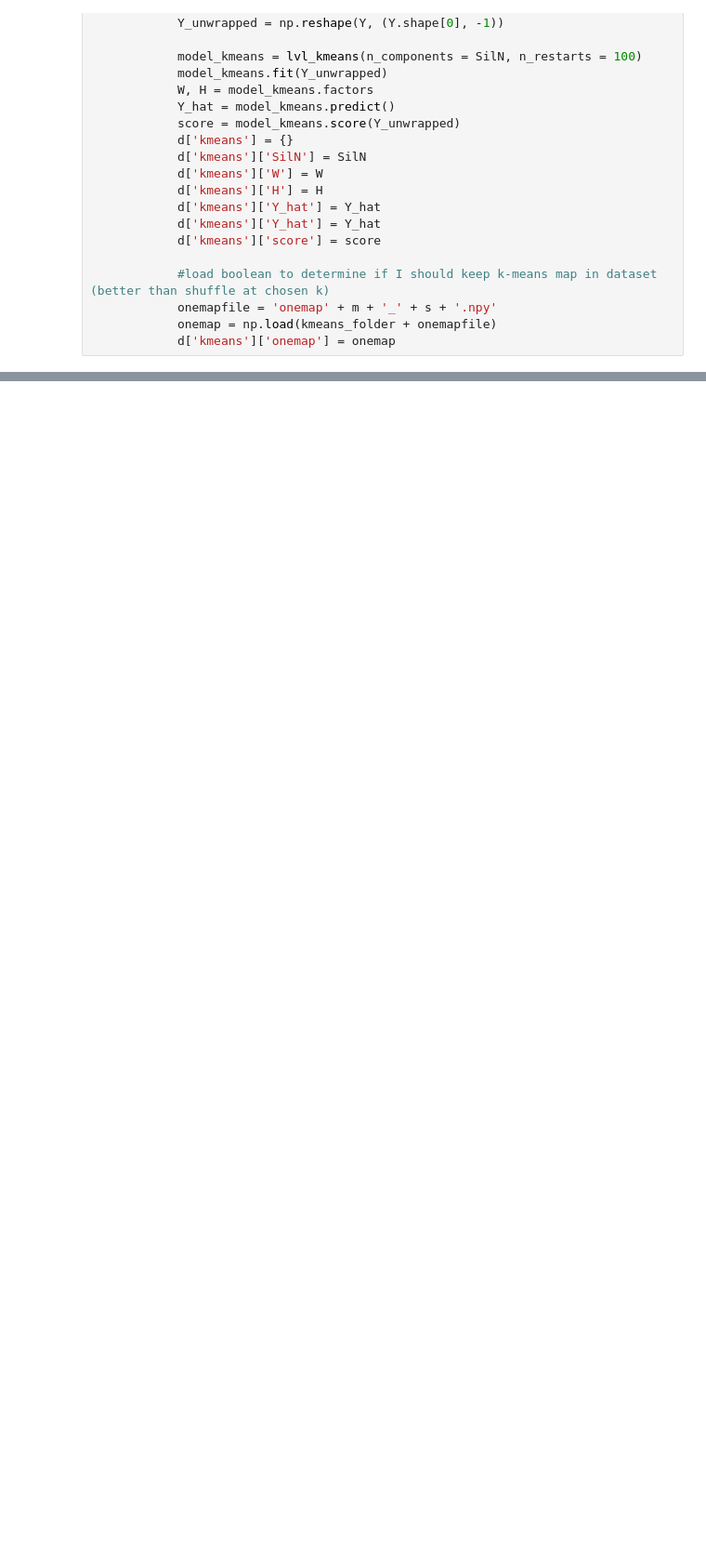
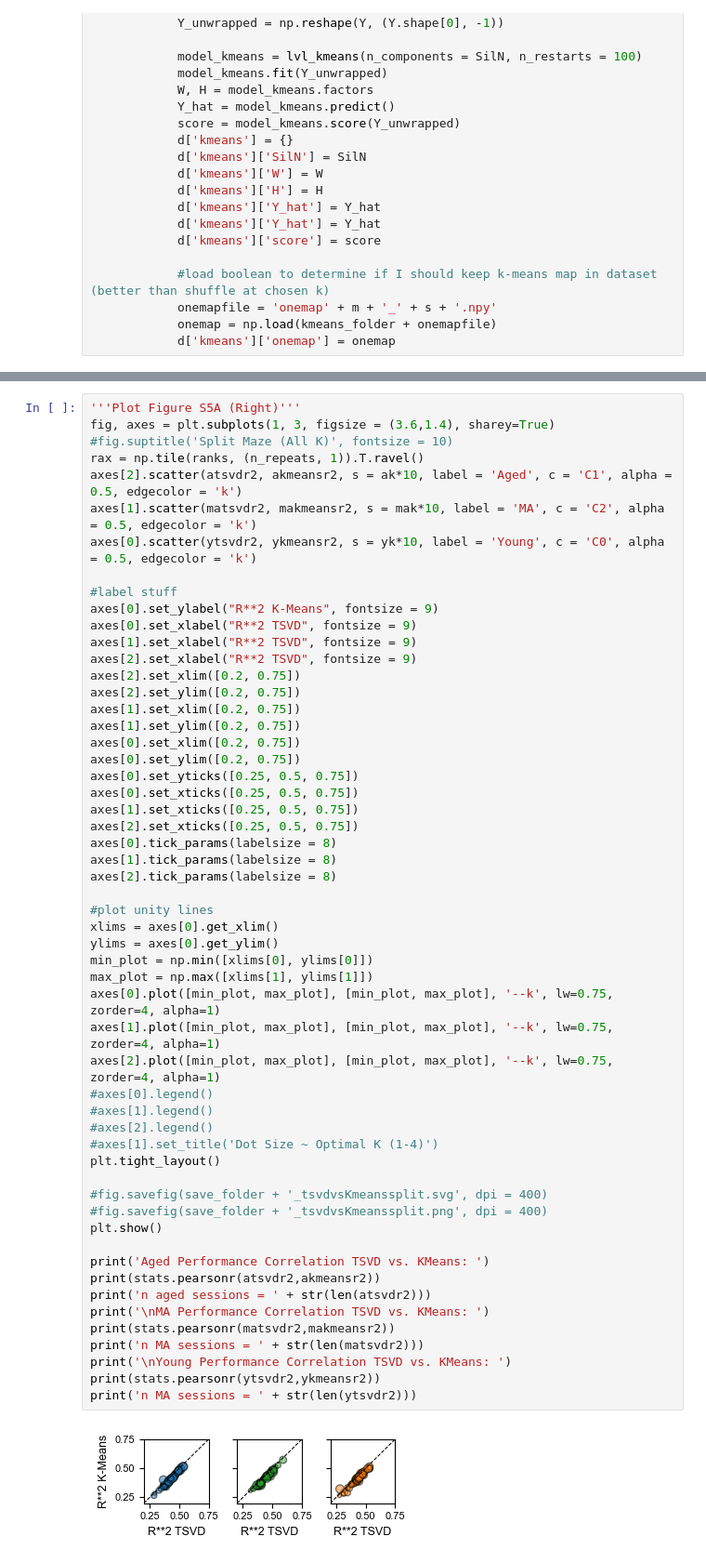
Before and after one commit to GiocomoLab/Herber2024, a Jupyter notebook: Figure S5.ipynb, the cells around one changed output, grey strips where cells are left out. Shown at 93% size. Saved outputs shown, nothing was run; the diff lists cells and outputs as text; blank space fills up the shorter version.

```diff
--- a/Figure S5.ipynb
+++ b/Figure S5.ipynb
@@ -1344,0 +1297,57 @@ print('n MA sessions = ' + str(len(ytsvdr2)))
+# %%
+'''Plot Figure S5A (Right)'''
+fig, axes = plt.subplots(1, 3, figsize = (3.6,1.4), sharey=True)
+#fig.suptitle('Split Maze (All K)', fontsize = 10)
+rax = np.tile(ranks, (n_repeats, 1)).T.ravel()
+axes[2].scatter(atsvdr2, akmeansr2, s = ak*10, label = 'Aged', c = 'C1', alpha = 0.5, edgecolor = 'k')
+axes[1].scatter(matsvdr2, makmeansr2, s = mak*10, label = 'MA', c = 'C2', alpha = 0.5, edgecolor = 'k')
+axes[0].scatter(ytsvdr2, ykmeansr2, s = yk*10, label = 'Young', c = 'C0', alpha = 0.5, edgecolor = 'k')
+
+#label stuff
+axes[0].set_ylabel("R**2 K-Means", fontsize = 9)
+axes[0].set_xlabel("R**2 TSVD", fontsize = 9)
+axes[1].set_xlabel("R**2 TSVD", fontsize = 9)
+axes[2].set_xlabel("R**2 TSVD", fontsize = 9)
+axes[2].set_xlim([0.2, 0.75])
+axes[2].set_ylim([0.2, 0.75])
+axes[1].set_xlim([0.2, 0.75])
+axes[1].set_ylim([0.2, 0.75])
+axes[0].set_xlim([0.2, 0.75])
+axes[0].set_ylim([0.2, 0.75])
+axes[0].set_yticks([0.25, 0.5, 0.75])
+axes[0].set_xticks([0.25, 0.5, 0.75])
+axes[1].set_xticks([0.25, 0.5, 0.75])
+axes[2].set_xticks([0.25, 0.5, 0.75])
+axes[0].tick_params(labelsize = 8)
+axes[1].tick_params(labelsize = 8)
+axes[2].tick_params(labelsize = 8)
+
+#plot unity lines
+xlims = axes[0].get_xlim()
+ylims = axes[0].get_ylim()
+min_plot = np.min([xlims[0], ylims[0]])
+max_plot = np.max([xlims[1], ylims[1]])
+axes[0].plot([min_plot, max_plot], [min_plot, max_plot], '--k', lw=0.75, zorder=4, alpha=1)
+axes[1].plot([min_plot, max_plot], [min_plot, max_plot], '--k', lw=0.75, zorder=4, alpha=1)
+axes[2].plot([min_plot, max_plot], [min_plot, max_plot], '--k', lw=0.75, zorder=4, alpha=1)
+#axes[0].legend()
+#axes[1].legend()
+#axes[2].legend()
+#axes[1].set_title('Dot Size ~ Optimal K (1-4)')
+plt.tight_layout()
+
+#fig.savefig(save_folder + '_tsvdvsKmeanssplit.svg', dpi = 400)
+#fig.savefig(save_folder + '_tsvdvsKmeanssplit.png', dpi = 400)
+plt.show()
+
+print('Aged Performance Correlation TSVD vs. KMeans: ')
+print(stats.pearsonr(atsvdr2,akmeansr2))
+print('n aged sessions = ' + str(len(atsvdr2)))
+print('\nMA Performance Correlation TSVD vs. KMeans: ')
+print(stats.pearsonr(matsvdr2,makmeansr2))
+print('n MA sessions = ' + str(len(matsvdr2)))
+print('\nYoung Performance Correlation TSVD vs. KMeans: ')
+print(stats.pearsonr(ytsvdr2,ykmeansr2))
+print('n MA sessions = ' + str(len(ytsvdr2)))
+# %% [output]
+[figure, added]
```
Also changed, not shown: parts of 11 cells of this notebook, 1 other file.
